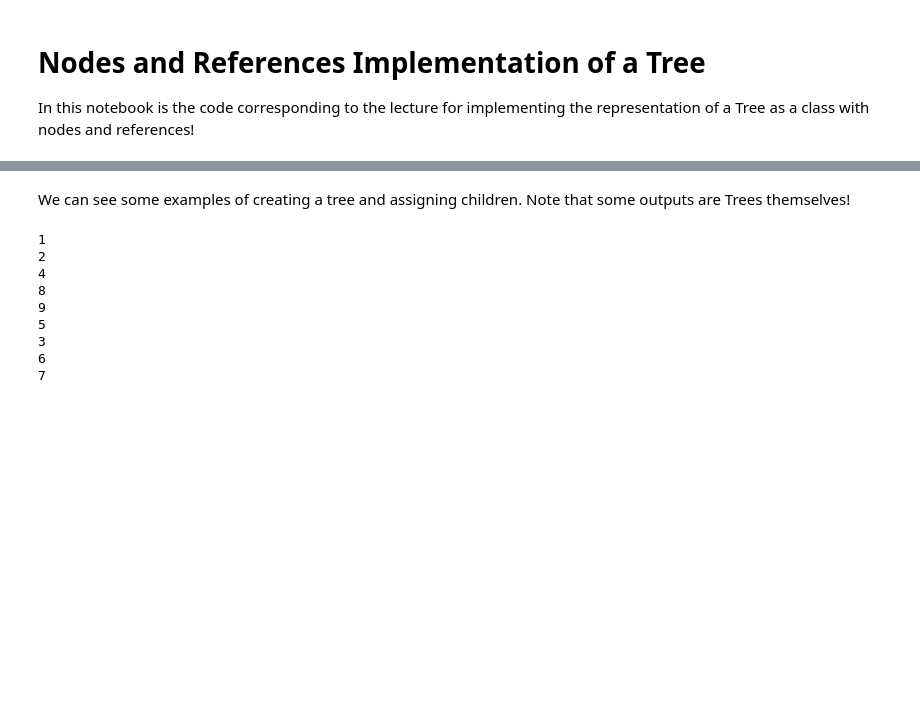
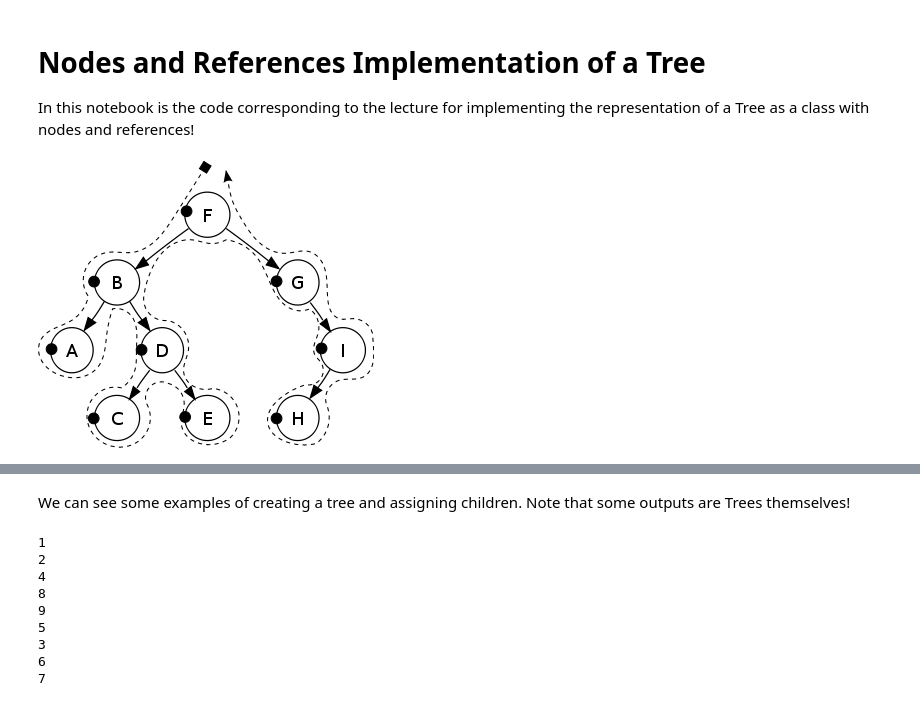
Before and after one commit to lx-production/Algorithm---Data-Structure, a Jupyter notebook: trees/Tree Representation Implementation (Nodes and References).ipynb, the cells around one changed output, grey strips where cells are left out. Drawn from its saved outputs; the diff is of its cells as text; code cells hidden in the pictures; blank space fills up the shorter version.

Commit message:
Trees

```diff
--- a/trees/Tree Representation Implementation (Nodes and References).ipynb
+++ b/trees/Tree Representation Implementation (Nodes and References).ipynb
@@ -2,3 +2,9 @@
 # Nodes and References Implementation of a Tree
 
 In this notebook is the code corresponding to the lecture for implementing the representation of a Tree as a class with nodes and references!
+# %%
+from IPython.display import Image
+Image("/home/huynguyen/Desktop/temp/Algorithm---Data-Structure/trees/preorder.png")
+# Preorder: Pre-order: F, B, A, D, C, E, G, I, H
+# %% [output]
+[figure, added]
```
Also changed, not shown: parts of 3 cells of this notebook, 5 other files.
